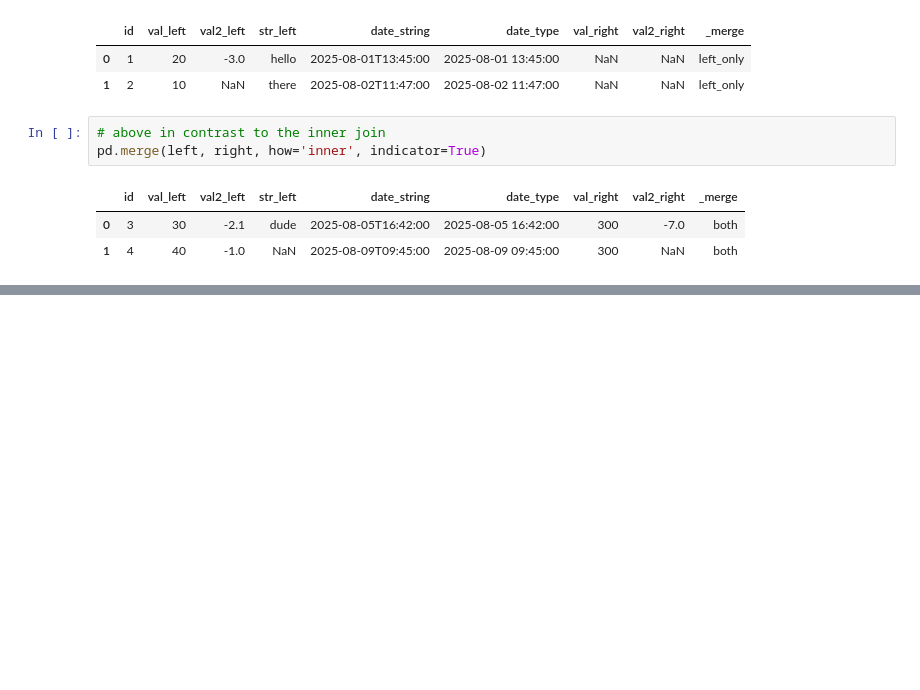
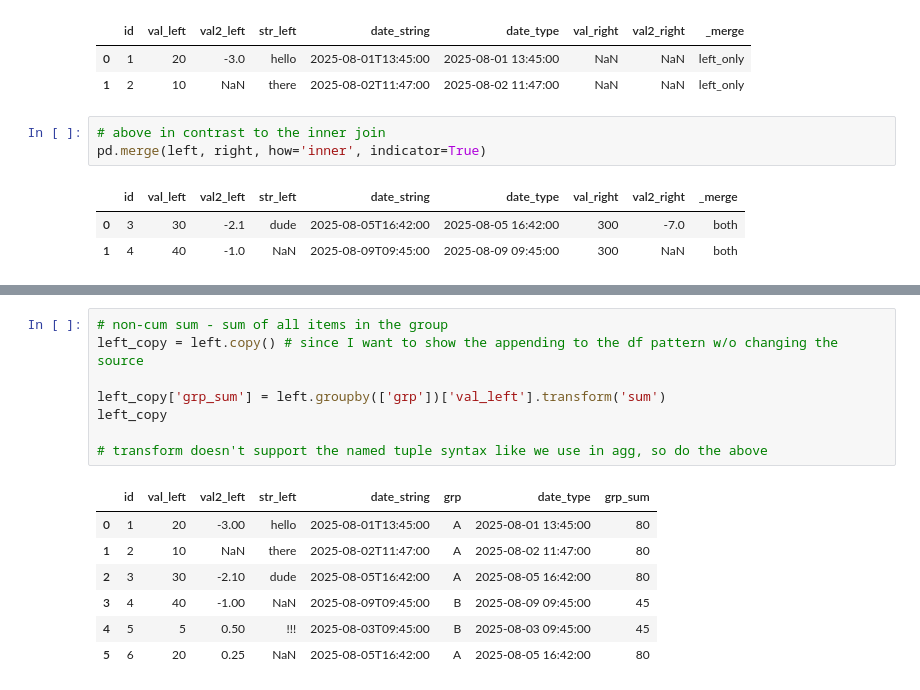
Before and after one commit to aenfield/random, a Jupyter notebook: pandas-practice/practice.ipynb, the cells around one changed output, grey strips where cells are left out. Cells and saved outputs as stored; diff of their text form; blank space fills up the shorter version.

```diff
--- a/pandas-practice/practice.ipynb
+++ b/pandas-practice/practice.ipynb
@@ -464,0 +608,16 @@ pd.
+# %%
+# non-cum sum - sum of all items in the group
+left_copy = left.copy() # since I want to show the appending to the df pattern w/o changing the source
+
+left_copy['grp_sum'] = left.groupby(['grp'])['val_left'].transform('sum')
+left_copy
+
+# transform doesn't support the named tuple syntax like we use in agg, so do the above
+# %% [output]
+|  | id | val_left | val2_left | str_left | date_string | grp | date_type | grp_sum |
+| 0 | 1 | 20 | -3.00 | hello | 2025-08-01T13:45:00 | A | 2025-08-01 13:45:00 | 80 |
+| 1 | 2 | 10 | NaN | there | 2025-08-02T11:47:00 | A | 2025-08-02 11:47:00 | 80 |
+| 2 | 3 | 30 | -2.10 | dude | 2025-08-05T16:42:00 | A | 2025-08-05 16:42:00 | 80 |
+| 3 | 4 | 40 | -1.00 | NaN | 2025-08-09T09:45:00 | B | 2025-08-09 09:45:00 | 45 |
+| 4 | 5 | 5 | 0.50 | !!! | 2025-08-03T09:45:00 | B | 2025-08-03 09:45:00 | 45 |
+| 5 | 6 | 20 | 0.25 | NaN | 2025-08-05T16:42:00 | A | 2025-08-05 16:42:00 | 80 |
```
Also changed, not shown: parts of 48 cells of this notebook.
